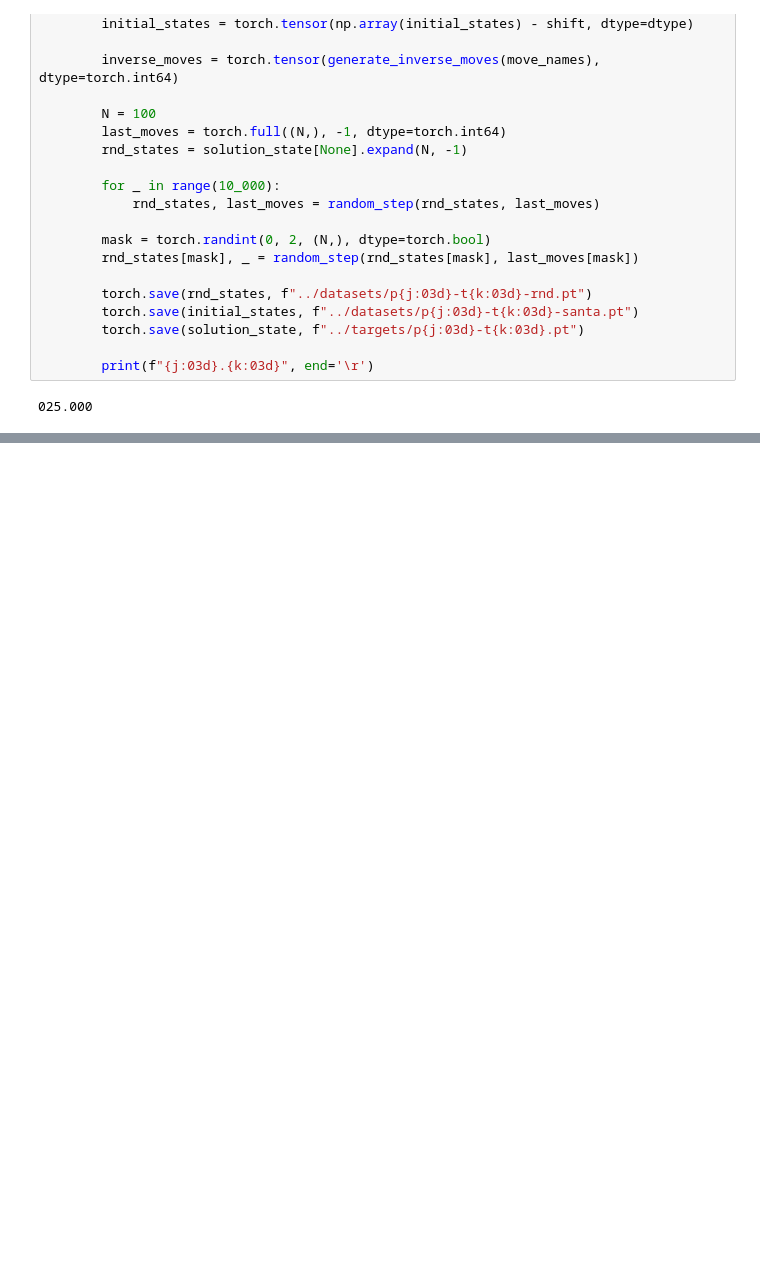
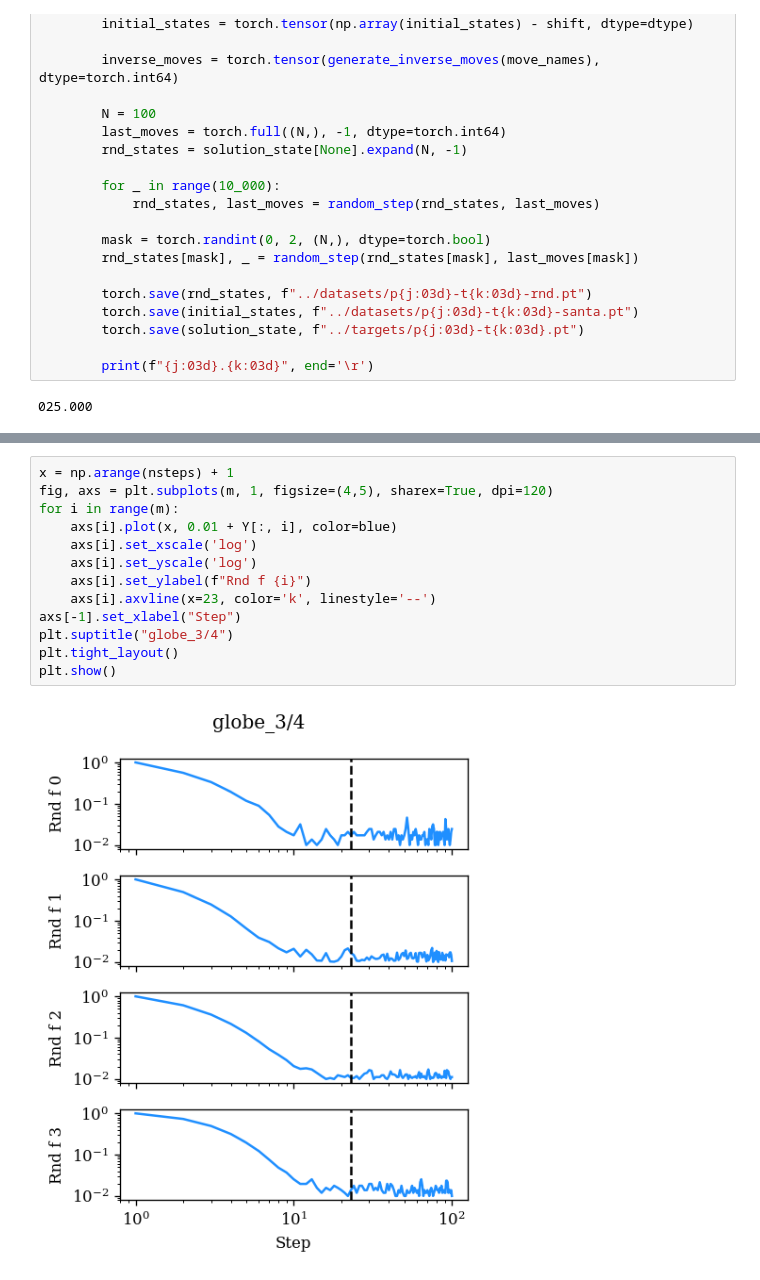
Before and after one commit to khoruzhii/cayleypy-cube, a Jupyter notebook: notebooks/read-santa.ipynb, the cells around one changed output, grey strips where cells are left out. Saved outputs shown, nothing was run; the diff lists cells and outputs as text; blank space fills up the shorter version.

```diff
--- a/notebooks/read-santa.ipynb
+++ b/notebooks/read-santa.ipynb
@@ -149,0 +227,15 @@ for j in range(puzzle_info.shape[0]):
+# %%
+x = np.arange(nsteps) + 1
+fig, axs = plt.subplots(m, 1, figsize=(4,5), sharex=True, dpi=120)
+for i in range(m):
+    axs[i].plot(x, 0.01 + Y[:, i], color=blue)
+    axs[i].set_xscale('log')
+    axs[i].set_yscale('log')
+    axs[i].set_ylabel(f"Rnd f {i}")
+    axs[i].axvline(x=23, color='k', linestyle='--')
+axs[-1].set_xlabel("Step")
+plt.suptitle("globe_3/4")
+plt.tight_layout()
+plt.show()
+# %% [output]
+[figure, added]
```
Also changed, not shown: parts of 13 cells of this notebook, 26 other files.
